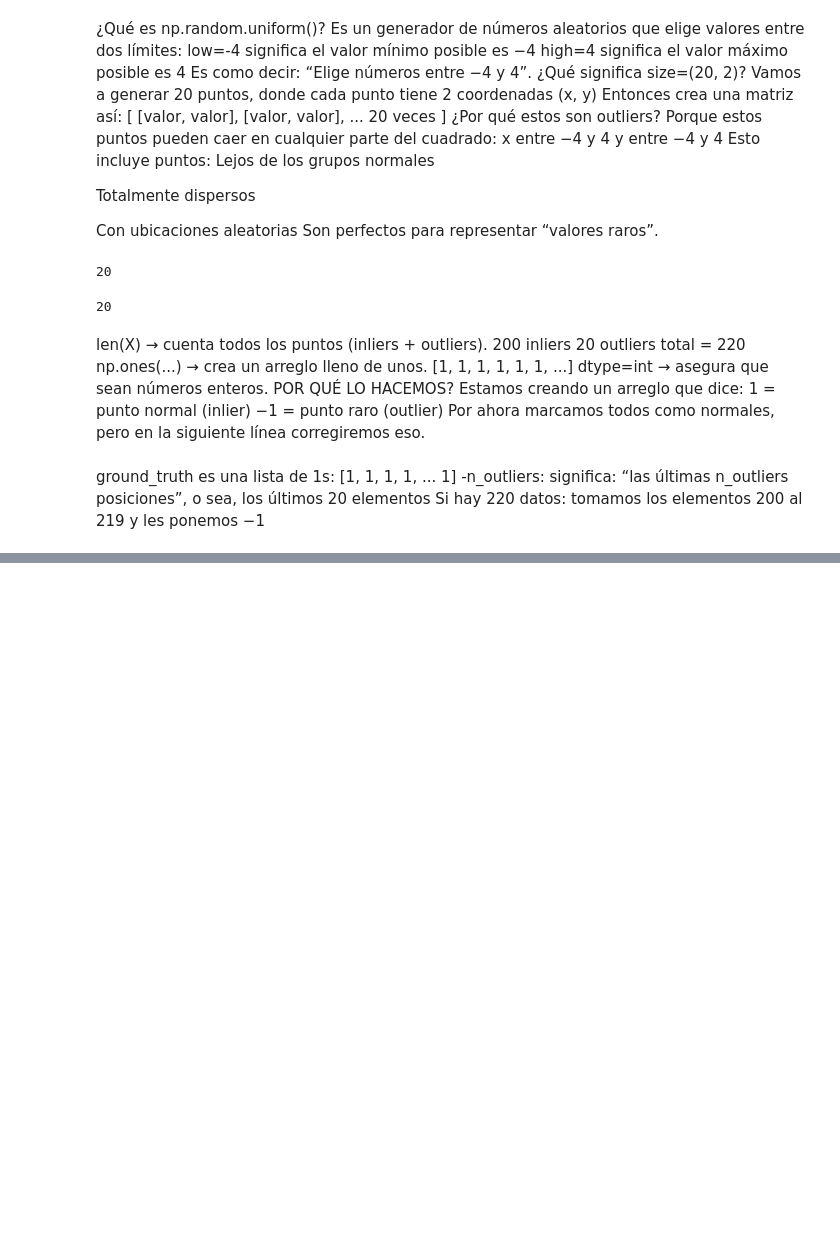
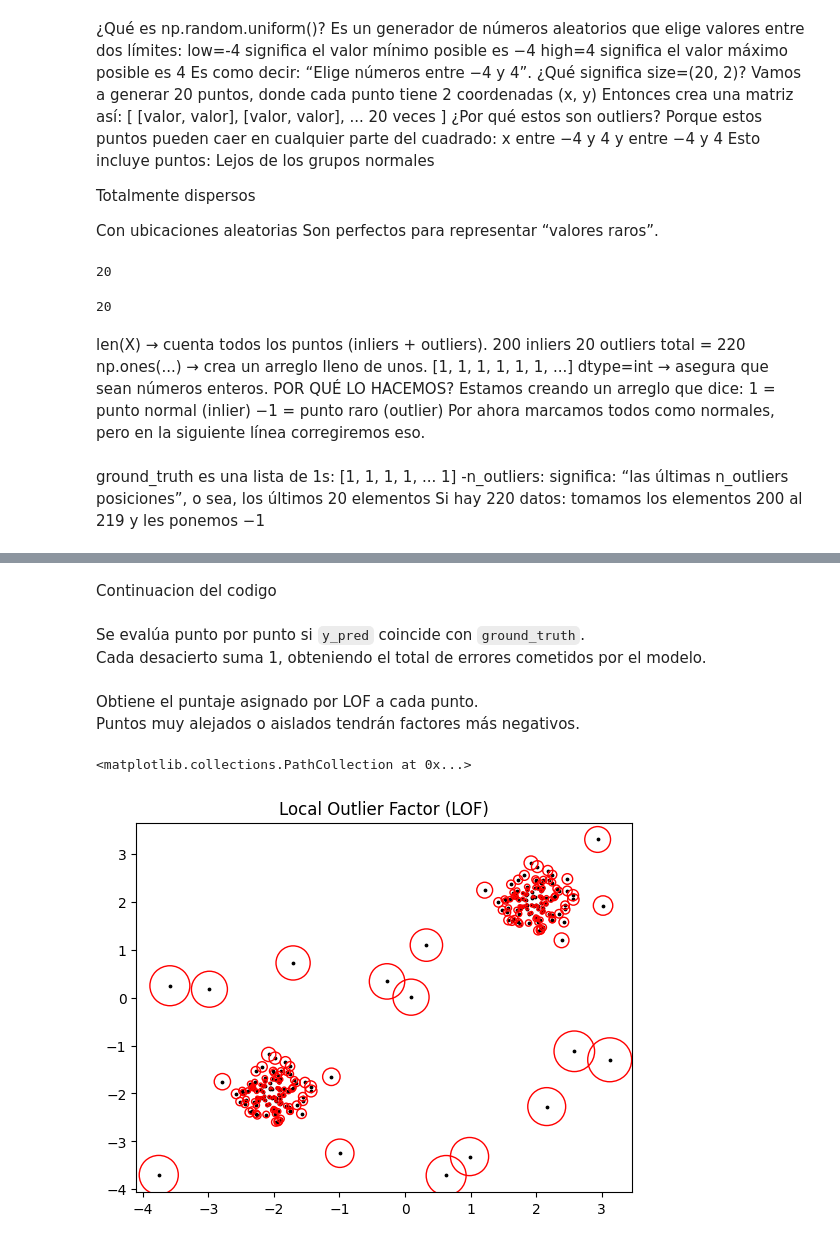
Before and after one commit to Anahi0504/evaluacion-formativa-2, a Jupyter notebook: Outliers.ipynb, the cells around one changed output, grey strips where cells are left out. Cells and saved outputs as stored; diff of their text form; code cells hidden in the pictures; blank space fills up the shorter version.

```diff
--- a/Outliers.ipynb
+++ b/Outliers.ipynb
@@ -132,3 +136,5 @@ clf = LocalOutlierFactor(n_neighbors=20, contamination=0.1)
 ## Si le damos un nuevo punto, no sabe dónde encajarlo
 ## Para eso existe un modo especial llamado novelty=True (pero aquí no lo usaremos)
 y_pred = clf.fit_predict(X)
+# %% [markdown]
+Continuacion del codigo
@@ -134,0 +143,28 @@ y_pred = clf.fit_predict(X)
+# %% [markdown]
+Se evalúa punto por punto si `y_pred` coincide con `ground_truth`.
+Cada desacierto suma 1, obteniendo el total de errores cometidos por el modelo.
+# %%
+X_scores = clf.negative_outlier_factor_
+# %% [markdown]
+Obtiene el puntaje asignado por LOF a cada punto.
+Puntos muy alejados o aislados tendrán factores más negativos.
+# %%
+# Titulo del grafico
+plt.title("Local Outlier Factor (LOF)")
+
+# Se dibujan los puntos originales del dataset en color negro
+sc_points = plt.scatter(X[:, 0], X[:, 1], color='k', s=3., label='Puntos de datos')
+sc_points
+
+# Se calcula un valor proporcional donde los puntos más raros tienen un número más grande.
+# Este valor luego se usa como radio para representarlos en el plot.
+radius = (X_scores.max() - X_scores) / (X_scores.max() - X_scores.min())
+
+# A cada punto se le dibuja un círculo rojo proporcional a su nivel de anomalía.
+# Cuanto mayor es el círculo, más raro lo ha considerado el modelo LOF.
+sc_circles = plt.scatter(X[:, 0], X[:, 1], s=1000 * radius, edgecolors='r',
+            facecolors='none', label='Outlier scores')
+sc_circles
+# %% [output]
+<matplotlib.collections.PathCollection at 0x...>
+[figure, added]
```
Also changed, not shown: parts of 3 cells of this notebook.
